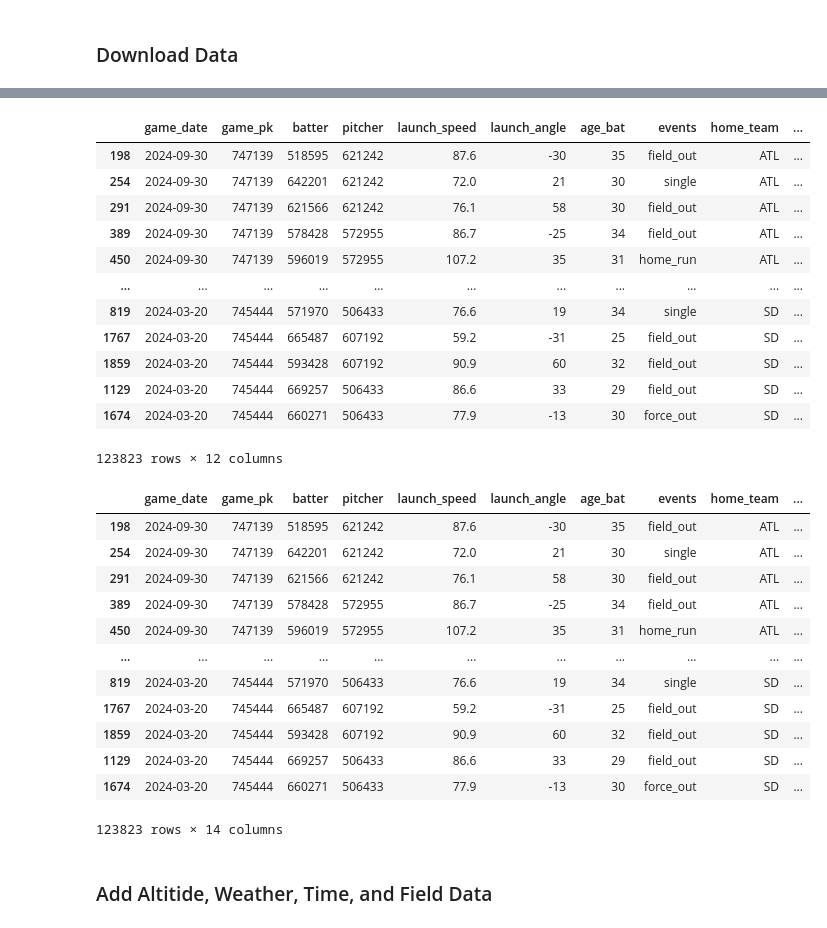
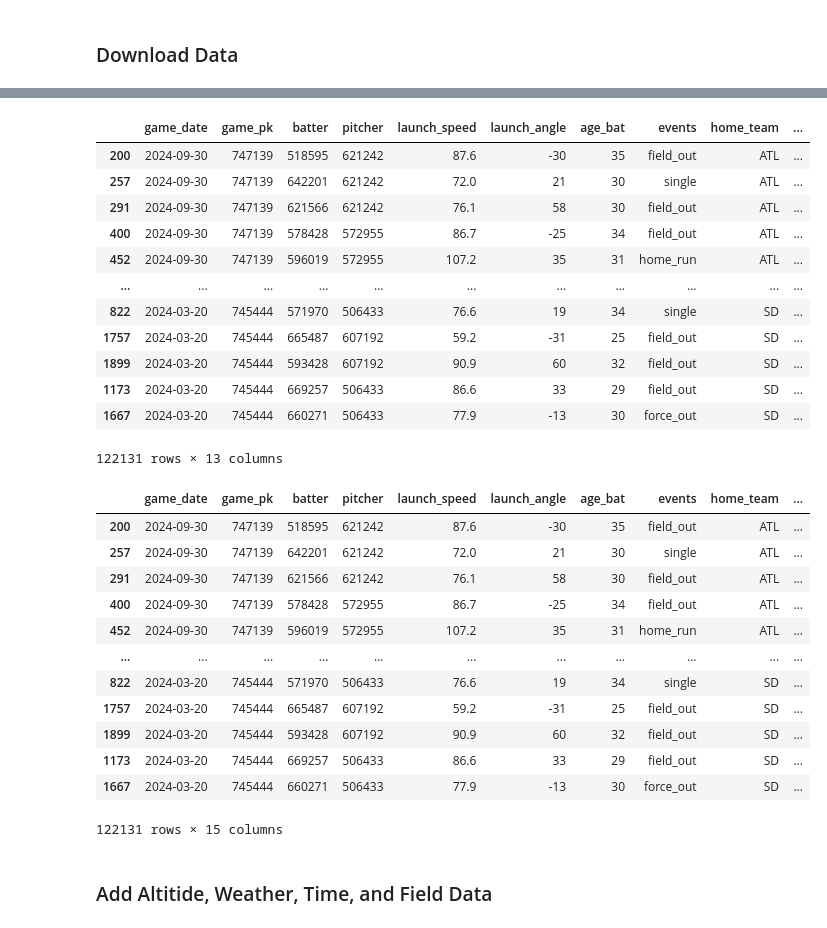
Before and after one commit to elizabethavargas/baseball, a Jupyter notebook: create_dataset.ipynb, the cells around one changed output, grey strips where cells are left out. Cells and saved outputs as stored; diff of their text form; code cells hidden in the pictures.

```diff
--- a/create_dataset.ipynb
+++ b/create_dataset.ipynb
@@ -66,53 +63,53 @@ Skipping offseason dates
 # %%
 # keep relevant columns
 df = data[['game_date', 'game_pk', 'batter', 'pitcher', 'launch_speed',
-           'launch_angle', 'age_bat', 'events', 'home_team', 'pitch_type',
-           'stand', 'p_throws']].copy()
+           'launch_angle', 'age_bat', 'events', 'home_team',
+           'stand', 'p_throws', 'pitch_type', 'release_speed']].copy()
 
 # keep rows for everything that's NOT a non-batted-ball event
 non_batted_ball_events = ["strikeout", "strikeout_double_play", "walk",
-    "hit_by_pitch", "catcher_interf", "truncated_pa"]
+    "hit_by_pitch", "catcher_interf", "truncated_pa", "sac_fly", "sac_bunt"]
 
 df = df[~df["events"].isin(non_batted_ball_events)]
 
 # drop na for rows without launch data
 df.dropna(subset=['launch_speed', 'launch_angle', "events"], inplace=True)
 df
 # %% [output]
 |  | game_date | game_pk | batter | pitcher | launch_speed | launch_angle | age_bat | events | home_team | ... |
-| 198 | 2024-09-30 | 747139 | 518595 | 621242 | 87.6 | -30 | 35 | field_out | ATL | ... |
-| 254 | 2024-09-30 | 747139 | 642201 | 621242 | 72.0 | 21 | 30 | single | ATL | ... |
+| 200 | 2024-09-30 | 747139 | 518595 | 621242 | 87.6 | -30 | 35 | field_out | ATL | ... |
+| 257 | 2024-09-30 | 747139 | 642201 | 621242 | 72.0 | 21 | 30 | single | ATL | ... |
 | 291 | 2024-09-30 | 747139 | 621566 | 621242 | 76.1 | 58 | 30 | field_out | ATL | ... |
-| 389 | 2024-09-30 | 747139 | 578428 | 572955 | 86.7 | -25 | 34 | field_out | ATL | ... |
-| 450 | 2024-09-30 | 747139 | 596019 | 572955 | 107.2 | 35 | 31 | home_run | ATL | ... |
+| 400 | 2024-09-30 | 747139 | 578428 | 572955 | 86.7 | -25 | 34 | field_out | ATL | ... |
+| 452 | 2024-09-30 | 747139 | 596019 | 572955 | 107.2 | 35 | 31 | home_run | ATL | ... |
 | ... | ... | ... | ... | ... | ... | ... | ... | ... | ... | ... |
-| 819 | 2024-03-20 | 745444 | 571970 | 506433 | 76.6 | 19 | 34 | single | SD | ... |
-| 1767 | 2024-03-20 | 745444 | 665487 | 607192 | 59.2 | -31 | 25 | field_out | SD | ... |
-| 1859 | 2024-03-20 | 745444 | 593428 | 607192 | 90.9 | 60 | 32 | field_out | SD | ... |
-| 1129 | 2024-03-20 | 745444 | 669257 | 506433 | 86.6 | 33 | 29 | field_out | SD | ... |
-| 1674 | 2024-03-20 | 745444 | 660271 | 506433 | 77.9 | -13 | 30 | force_out | SD | ... |
+| 822 | 2024-03-20 | 745444 | 571970 | 506433 | 76.6 | 19 | 34 | single | SD | ... |
+| 1757 | 2024-03-20 | 745444 | 665487 | 607192 | 59.2 | -31 | 25 | field_out | SD | ... |
+| 1899 | 2024-03-20 | 745444 | 593428 | 607192 | 90.9 | 60 | 32 | field_out | SD | ... |
+| 1173 | 2024-03-20 | 745444 | 669257 | 506433 | 86.6 | 33 | 29 | field_out | SD | ... |
+| 1667 | 2024-03-20 | 745444 | 660271 | 506433 | 77.9 | -13 | 30 | force_out | SD | ... |
-123823 rows × 12 columns
+122131 rows × 13 columns
 # %%
-# combine hand pitcher threw with and the hand the batter hit with into one column
-df['pitcher_batter_handedness'] = df['p_throws'] + df['stand']
+# combine hand pitcher threw with and the hand the batter hit with into one column (1 if same, 0 if different)
+df['pitcher_batter_handedness'] = (df["p_throws"] == df["stand"]).astype(int)
 
 # Encode home_run as binary target
-df['home_run'] = df['events'] == 'home_run'
+df['home_run'] = (df['events'] == 'home_run').astype(int)
 df
 # %% [output]
 |  | game_date | game_pk | batter | pitcher | launch_speed | launch_angle | age_bat | events | home_team | ... |
-| 198 | 2024-09-30 | 747139 | 518595 | 621242 | 87.6 | -30 | 35 | field_out | ATL | ... |
-| 254 | 2024-09-30 | 747139 | 642201 | 621242 | 72.0 | 21 | 30 | single | ATL | ... |
+| 200 | 2024-09-30 | 747139 | 518595 | 621242 | 87.6 | -30 | 35 | field_out | ATL | ... |
+| 257 | 2024-09-30 | 747139 | 642201 | 621242 | 72.0 | 21 | 30 | single | ATL | ... |
 | 291 | 2024-09-30 | 747139 | 621566 | 621242 | 76.1 | 58 | 30 | field_out | ATL | ... |
-| 389 | 2024-09-30 | 747139 | 578428 | 572955 | 86.7 | -25 | 34 | field_out | ATL | ... |
-| 450 | 2024-09-30 | 747139 | 596019 | 572955 | 107.2 | 35 | 31 | home_run | ATL | ... |
+| 400 | 2024-09-30 | 747139 | 578428 | 572955 | 86.7 | -25 | 34 | field_out | ATL | ... |
+| 452 | 2024-09-30 | 747139 | 596019 | 572955 | 107.2 | 35 | 31 | home_run | ATL | ... |
 | ... | ... | ... | ... | ... | ... | ... | ... | ... | ... | ... |
-| 819 | 2024-03-20 | 745444 | 571970 | 506433 | 76.6 | 19 | 34 | single | SD | ... |
-| 1767 | 2024-03-20 | 745444 | 665487 | 607192 | 59.2 | -31 | 25 | field_out | SD | ... |
-| 1859 | 2024-03-20 | 745444 | 593428 | 607192 | 90.9 | 60 | 32 | field_out | SD | ... |
-| 1129 | 2024-03-20 | 745444 | 669257 | 506433 | 86.6 | 33 | 29 | field_out | SD | ... |
-| 1674 | 2024-03-20 | 745444 | 660271 | 506433 | 77.9 | -13 | 30 | force_out | SD | ... |
+| 822 | 2024-03-20 | 745444 | 571970 | 506433 | 76.6 | 19 | 34 | single | SD | ... |
+| 1757 | 2024-03-20 | 745444 | 665487 | 607192 | 59.2 | -31 | 25 | field_out | SD | ... |
+| 1899 | 2024-03-20 | 745444 | 593428 | 607192 | 90.9 | 60 | 32 | field_out | SD | ... |
+| 1173 | 2024-03-20 | 745444 | 669257 | 506433 | 86.6 | 33 | 29 | field_out | SD | ... |
+| 1667 | 2024-03-20 | 745444 | 660271 | 506433 | 77.9 | -13 | 30 | force_out | SD | ... |
-123823 rows × 14 columns
+122131 rows × 15 columns
 # %% [markdown]
 ### Add Altitide, Weather, Time, and Field Data
 # %%
```
Also changed, not shown: parts of 8 cells of this notebook.
